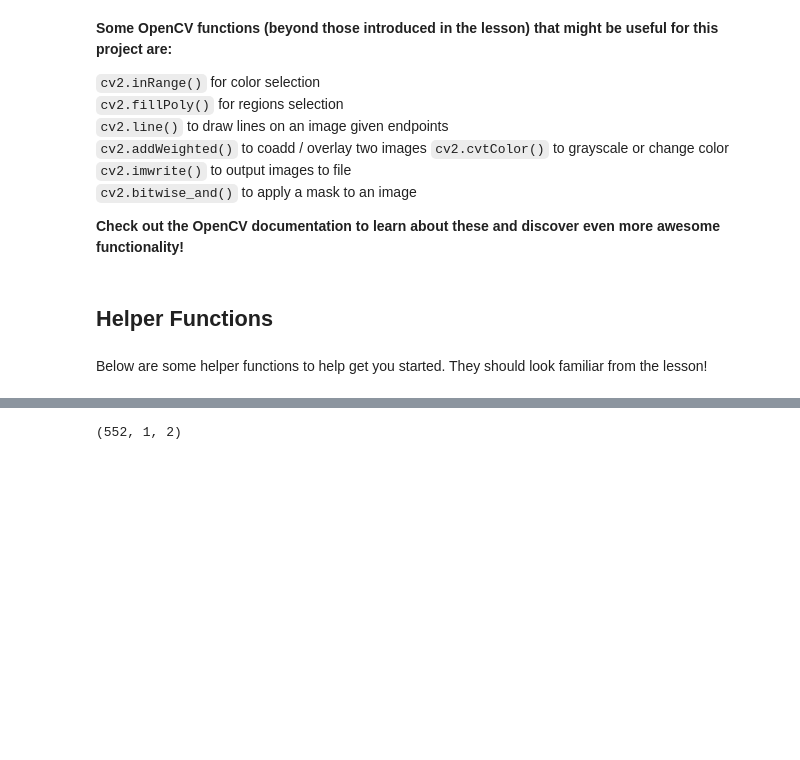
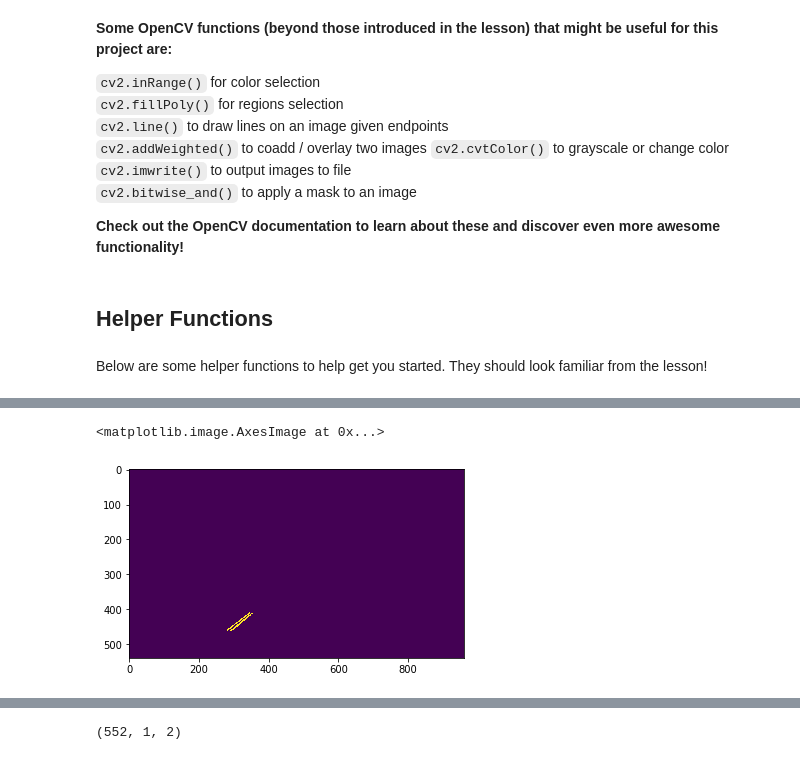
Before and after one commit to josealb/CarND-LaneLines-P1, a Jupyter notebook: P1.ipynb, the cells around one changed output, grey strips where cells are left out. Cells and saved outputs as stored; diff of their text form; code cells hidden in the pictures; blank space fills up the shorter version.

```diff
--- a/P1.ipynb
+++ b/P1.ipynb
@@ -215 +439,6 @@ def fit_lines(img):
+# %%
+plt.imshow (img_left)
+# %% [output]
+<matplotlib.image.AxesImage at 0x...>
+[figure, added]
 # %%
```
Also changed, not shown: parts of 13 cells of this notebook, 1 other file.
